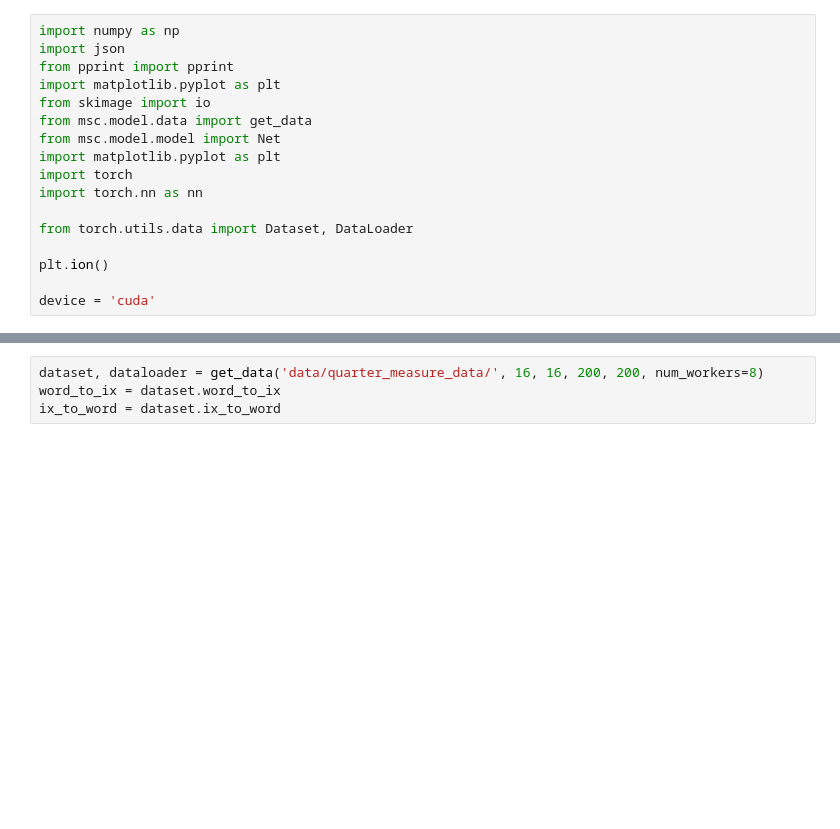
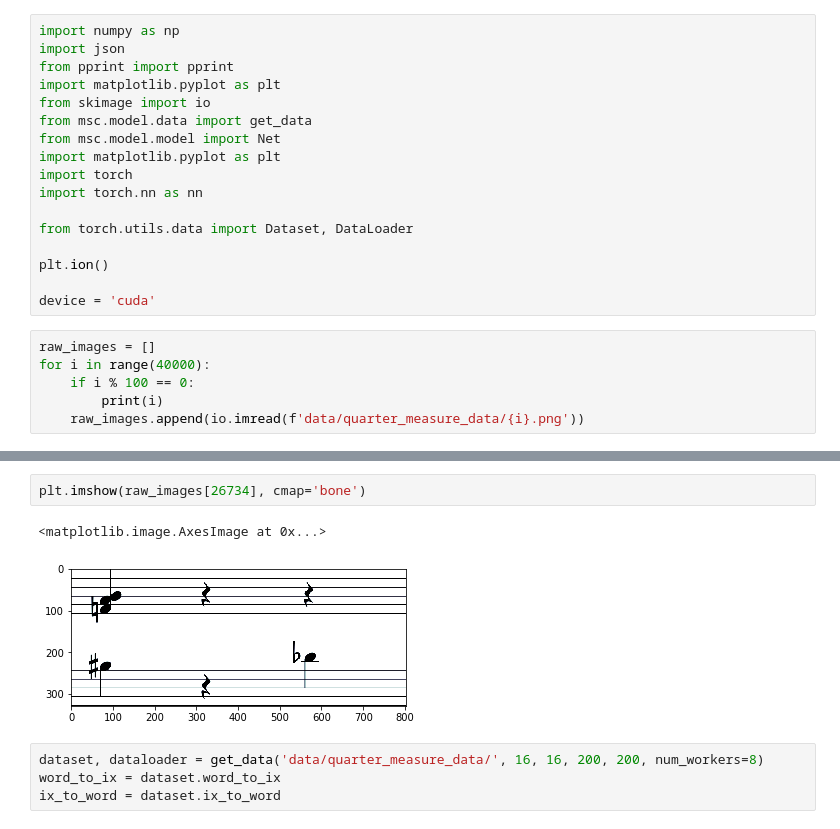
Before and after one commit to kevindonoghue/music-score-converter-quarters, a Jupyter notebook: run_model.ipynb, the cells around one changed output, grey strips where cells are left out. Drawn from its saved outputs; the diff is of its cells as text; blank space fills up the shorter version.

Commit message:
experiment with loading batches of raw images

```diff
--- a/run_model.ipynb
+++ b/run_model.ipynb
@@ -15,3 +15,9 @@ from torch.utils.data import Dataset, DataLoader
 plt.ion()
 
 device = 'cuda'
+# %%
+raw_images = []
+for i in range(40000):
+    if i % 100 == 0:
+        print(i)
+    raw_images.append(io.imread(f'data/quarter_measure_data/{i}.png'))
@@ -18,3 +42,8 @@ device = 'cuda'
+# %%
+plt.imshow(raw_images[26734], cmap='bone')
+# %% [output]
+<matplotlib.image.AxesImage at 0x...>
+[figure, added]
 # %%
 dataset, dataloader = get_data('data/quarter_measure_data/', 16, 16, 200, 200, num_workers=8)
 word_to_ix = dataset.word_to_ix
```
Also changed, not shown: parts of 2 cells of this notebook, 6 other files.
